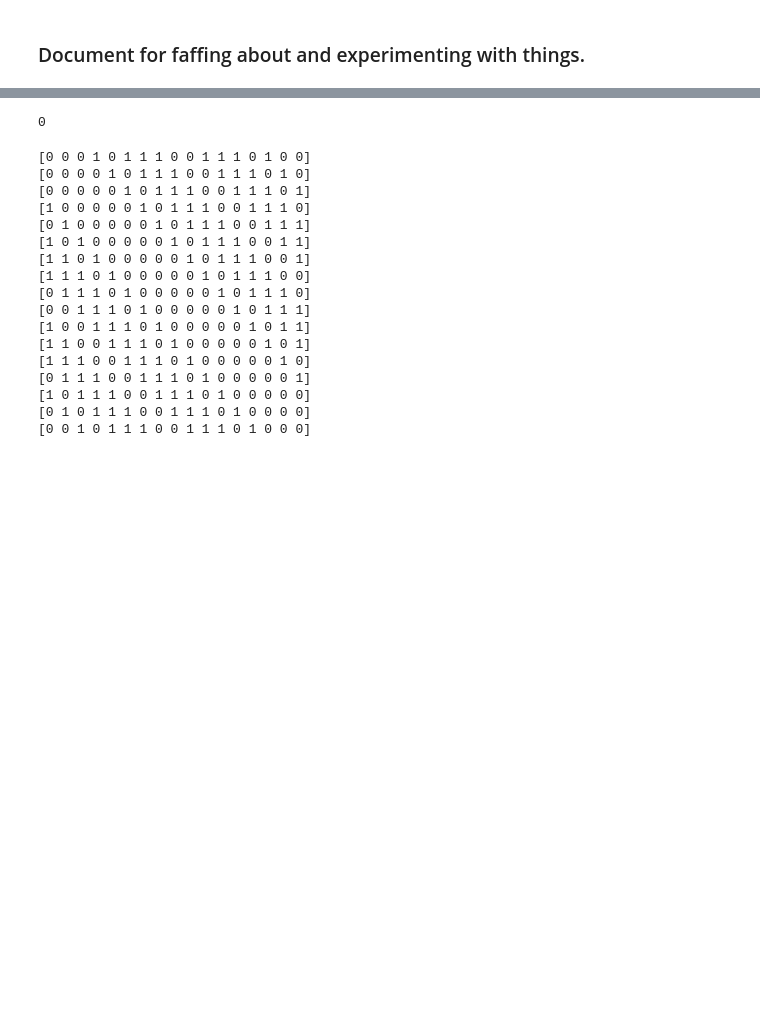
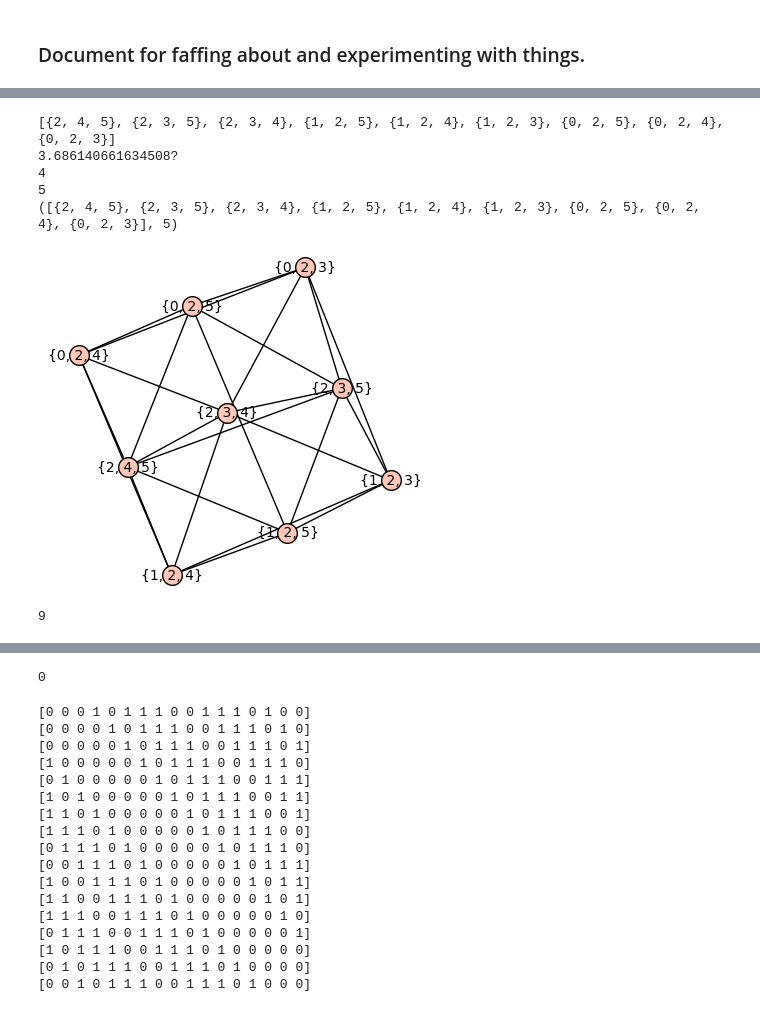
Before and after one commit to TessCollins/Graph_Research, a Jupyter notebook: testing.ipynb, the cells around one changed output, grey strips where cells are left out. Cells and saved outputs as stored; diff of their text form; code cells hidden in the pictures; blank space fills up the shorter version.

```diff
--- a/testing.ipynb
+++ b/testing.ipynb
@@ -4,0 +535,45 @@
+# %%
+
+
+G=graphs.JohnsonGraph(6,3)
+lib_spectral_lower_bounds(G)
+# lib_degen_find_min(G)
+# print(G.adjacency_matrix())
+# G.vertices()[1]
+# G.neighbors((3, 4, 5))
+
+G.delete_vertex(G.vertices()[19])
+G.delete_vertex(G.vertices()[18])
+G.delete_vertex(G.vertices()[17])
+G.delete_vertex(G.vertices()[16])
+
+
+G.delete_vertex(G.vertices()[0])
+G.delete_vertex(G.vertices()[11])
+G.delete_vertex(G.vertices()[3])
+G.delete_vertex(G.vertices()[3])
+G.delete_vertex(G.vertices()[3])
+G.delete_vertex(G.vertices()[6])
+G.delete_vertex(G.vertices()[6])
+
+
+print(G.vertices())
+print(lib_spectral_lower_bounds(G))
+print(G.clique_number())
+print(G.chromatic_number())
+
+# G.clique_number()
+print(lib_degen_find_max(G))
+
+G.show()
+
+print(len((G.vertices())))
+# G.adjacency_matrix()
+# %% [output]
+[{2, 4, 5}, {2, 3, 5}, {2, 3, 4}, {1, 2, 5}, {1, 2, 4}, {1, 2, 3}, {0, 2, 5}, {0, 2, 4}, {0, 2, 3}]
+3.686140661634508?
+4
+5
+([{2, 4, 5}, {2, 3, 5}, {2, 3, 4}, {1, 2, 5}, {1, 2, 4}, {1, 2, 3}, {0, 2, 5}, {0, 2, 4}, {0, 2, 3}], 5)
+[figure, added]
+9
```
Also changed, not shown: parts of 25 cells of this notebook, 1 other file.
